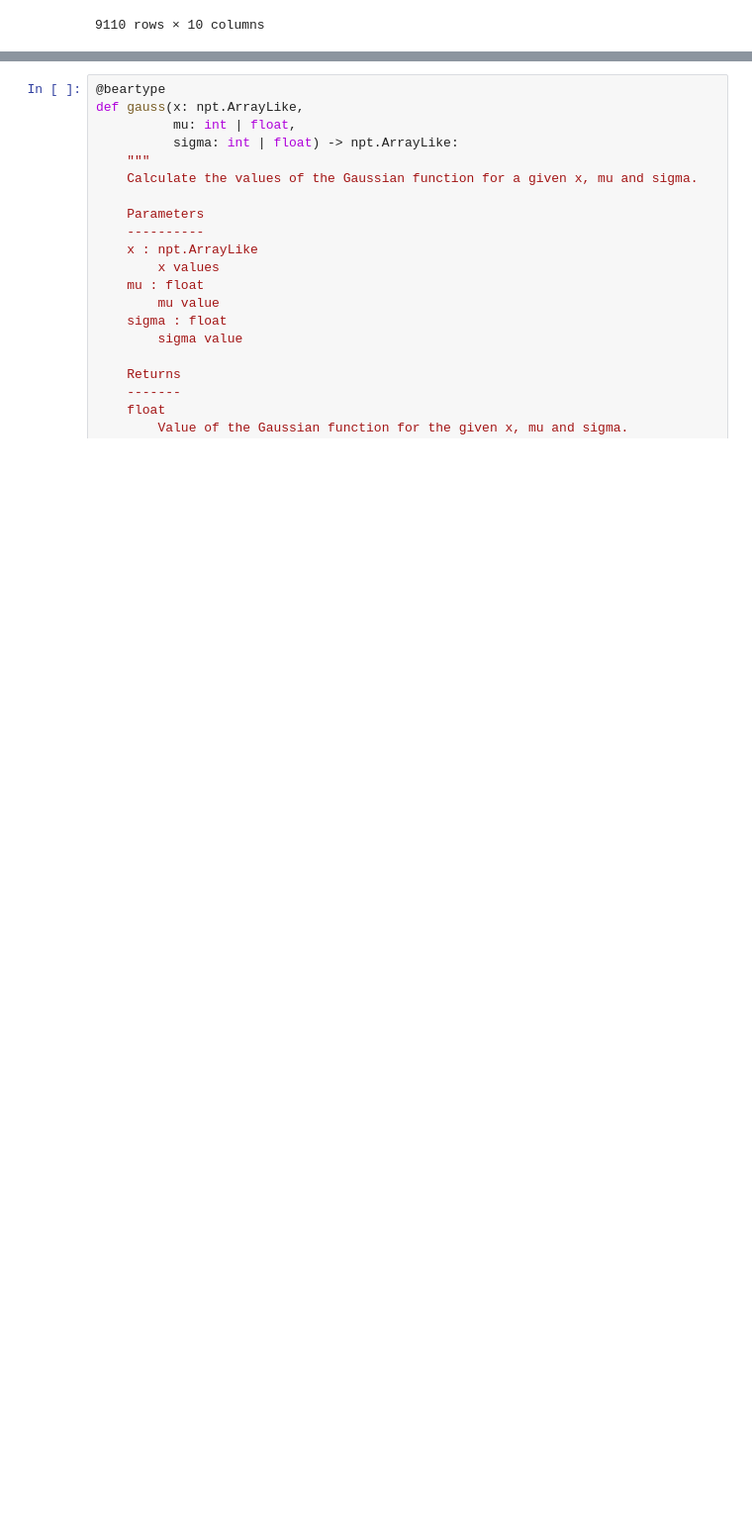
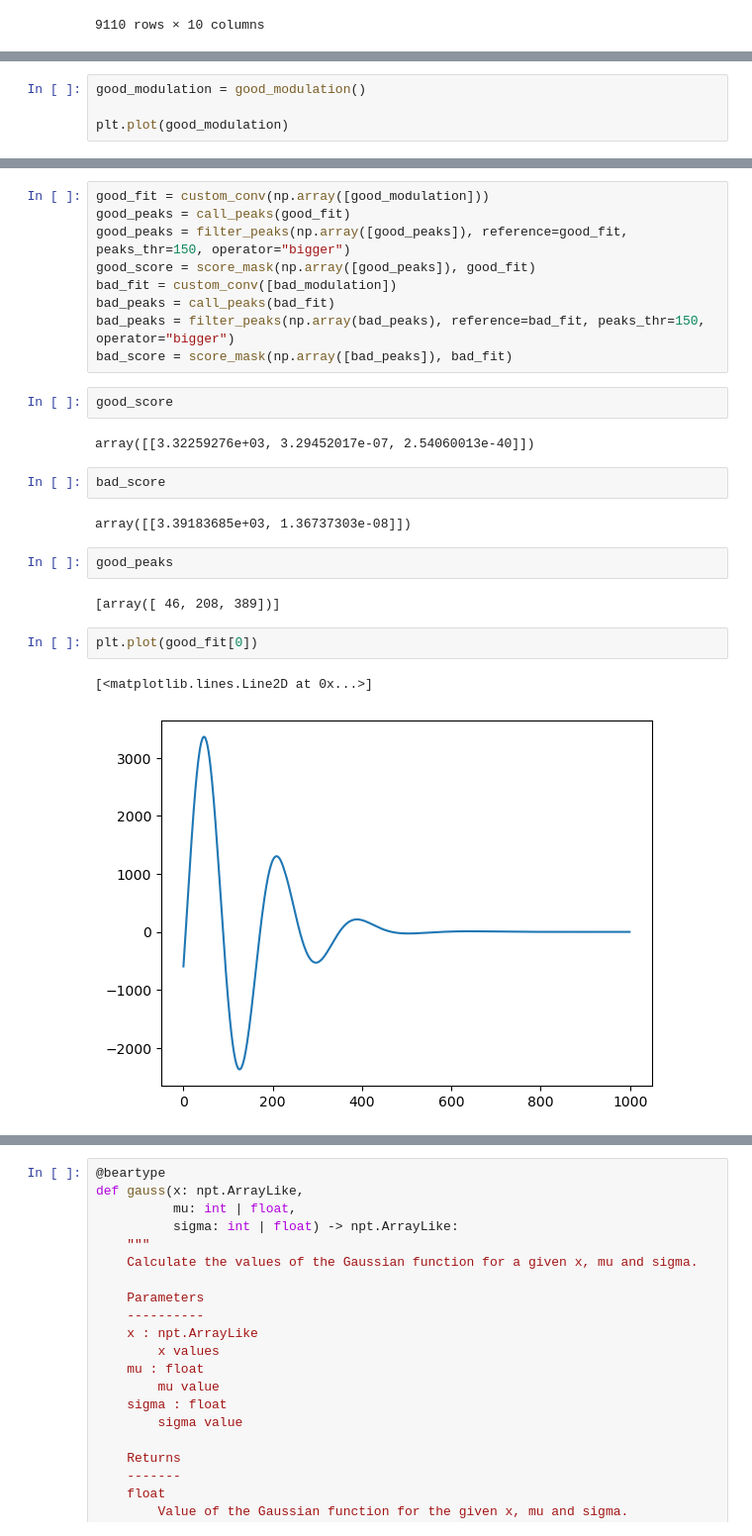
Before and after one commit to loosolab/PEAKQC, a Jupyter notebook: experimental/exp_fld_scoring.ipynb, the cells around one changed output, grey strips where cells are left out. Shown at 99% size. Drawn from its saved outputs; the diff is of its cells as text; blank space fills up the shorter version.

```diff
--- a/experimental/exp_fld_scoring.ipynb
+++ b/experimental/exp_fld_scoring.ipynb
@@ -239,0 +154,4 @@ print(gaussian[650])
+# %%
+good_modulation = good_modulation()
+
+plt.plot(good_modulation)
@@ -239,0 +168,26 @@ print(gaussian[650])
+# %%
+good_fit = custom_conv(np.array([good_modulation]))
+good_peaks = call_peaks(good_fit)
+good_peaks = filter_peaks(np.array([good_peaks]), reference=good_fit, peaks_thr=150, operator="bigger")
+good_score = score_mask(np.array([good_peaks]), good_fit)
+bad_fit = custom_conv([bad_modulation])
+bad_peaks = call_peaks(bad_fit)
+bad_peaks = filter_peaks(np.array(bad_peaks), reference=bad_fit, peaks_thr=150, operator="bigger")
+bad_score = score_mask(np.array([bad_peaks]), bad_fit)
+# %%
+good_score
+# %% [output]
+array([[3.32259276e+03, 3.29452017e-07, 2.54060013e-40]])
+# %%
+bad_score
+# %% [output]
+array([[3.39183685e+03, 1.36737303e-08]])
+# %%
+good_peaks
+# %% [output]
+[array([ 46, 208, 389])]
+# %%
+plt.plot(good_fit[0])
+# %% [output]
+[<matplotlib.lines.Line2D at 0x...>]
+[figure, added]
```
Also changed, not shown: parts of 63 cells of this notebook, 2 other files.
